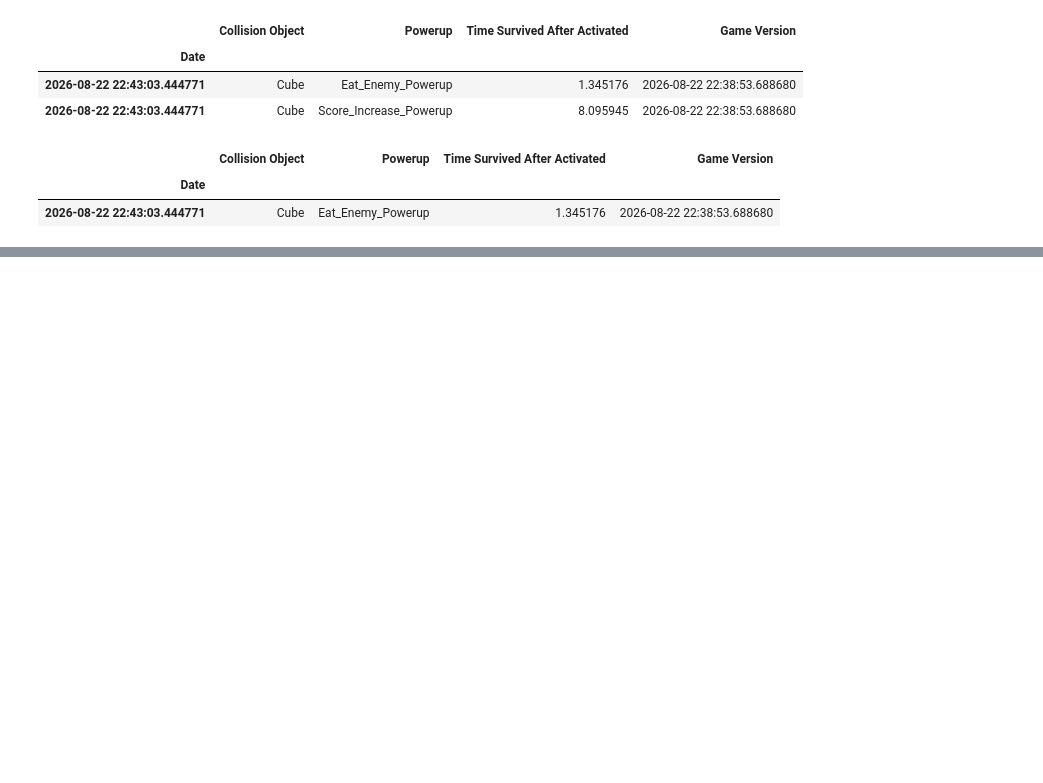
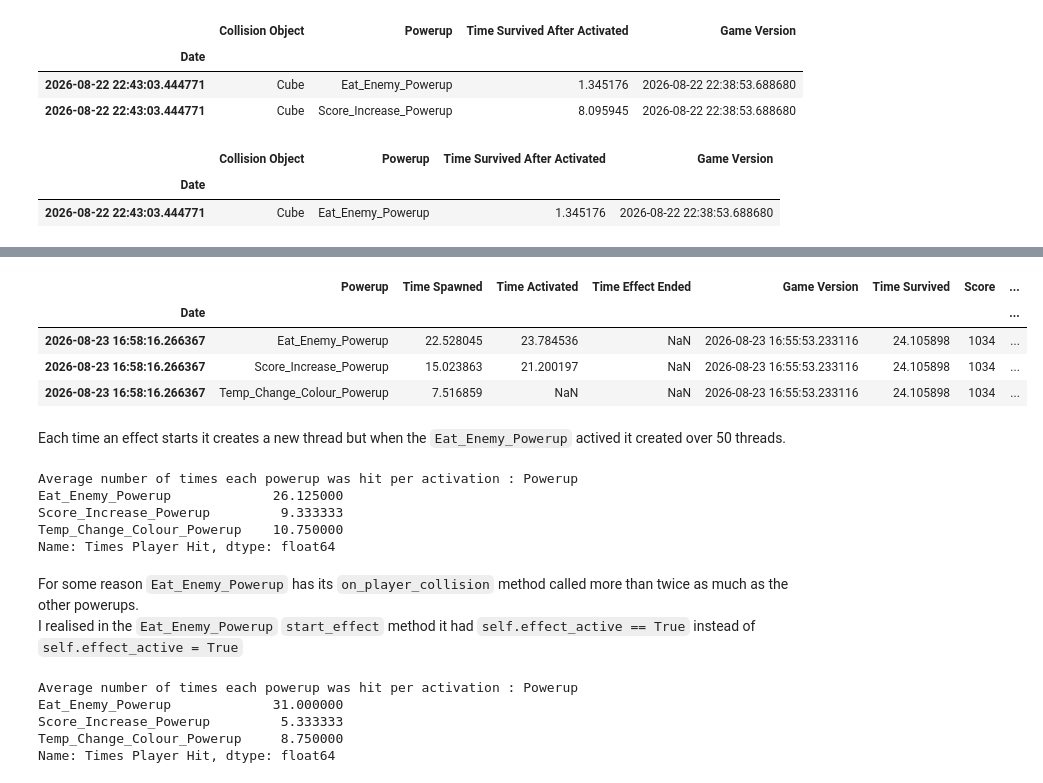
Before and after one commit to JonathanHinchliffe/CubeGame, a Jupyter notebook: Data-Informed-Design.ipynb, the cells around one changed output, grey strips where cells are left out. Saved outputs shown, nothing was run; the diff lists cells and outputs as text; code cells hidden in the pictures; blank space fills up the shorter version.

Commit message:
eat_enemy powerup partial fix

```diff
--- a/Data-Informed-Design.ipynb
+++ b/Data-Informed-Design.ipynb
@@ -220,0 +229,41 @@ powerup_fails_df.head()
+# %%
+ee_test2_df = dh.split_game_version(dh.read_results(time_group=[0, 1, float("inf")]), 7)
+
+ee_test2_df = dh.powerup_gr_merge(powerup_df, ee_test2_df.loc["2026-08-23 16:58:16.266367"].to_frame().T)
+
+ee_test2_df.head()
+# %% [output]
+|  | Powerup | Time Spawned | Time Activated | Time Effect Ended | Game Version | Time Survived | Score | ... |
+| Date |  |  |  |  |  |  |  | ... |
+| 2026-08-23 16:58:16.266367 | Eat_Enemy_Powerup | 22.528045 | 23.784536 | NaN | 2026-08-23 16:55:53.233116 | 24.105898 | 1034 | ... |
+| 2026-08-23 16:58:16.266367 | Score_Increase_Powerup | 15.023863 | 21.200197 | NaN | 2026-08-23 16:55:53.233116 | 24.105898 | 1034 | ... |
+| 2026-08-23 16:58:16.266367 | Temp_Change_Colour_Powerup | 7.516859 | NaN | NaN | 2026-08-23 16:55:53.233116 | 24.105898 | 1034 | ... |
+# %% [markdown]
+Each time an effect starts it creates a new thread but when the `Eat_Enemy_Powerup` actived it created over 50 threads.
+# %%
+powerup_test_df = dh.read_powerup_data("Data/powerup-data-test.csv",["Date","Powerup","Time Spawned","Time Activated","Time Effect Ended","Times Player Hit"])
+
+first_16_df = powerup_test_df.iloc[:16]
+average_times_hit_before = first_16_df.groupby("Powerup")["Times Player Hit"].mean()
+#After 16 tests
+print(f"Average number of times each powerup was hit per activation : {average_times_hit_before}")
+# %% [output]
+Average number of times each powerup was hit per activation : Powerup
+Eat_Enemy_Powerup             26.125000
+Score_Increase_Powerup         9.333333
+Temp_Change_Colour_Powerup    10.750000
+Name: Times Player Hit, dtype: float64
+# %% [markdown]
+For some reason `Eat_Enemy_Powerup` has its `on_player_collision` method called more than twice as much as the other powerups.<br>
+I realised in the `Eat_Enemy_Powerup` `start_effect` method it had `self.effect_active == True` instead of `self.effect_active = True`
+# %%
+after_16_df = powerup_test_df.iloc[16:]
+average_times_hit_after = after_16_df.groupby("Powerup")["Times Player Hit"].mean()
+
+print(f"Average number of times each powerup was hit per activation : {average_times_hit_after}")
+# %% [output]
+Average number of times each powerup was hit per activation : Powerup
+Eat_Enemy_Powerup             31.000000
+Score_Increase_Powerup         5.333333
+Temp_Change_Colour_Powerup     8.750000
+Name: Times Player Hit, dtype: float64
```
Also changed, not shown: parts of 8 cells of this notebook, 8 other files.
